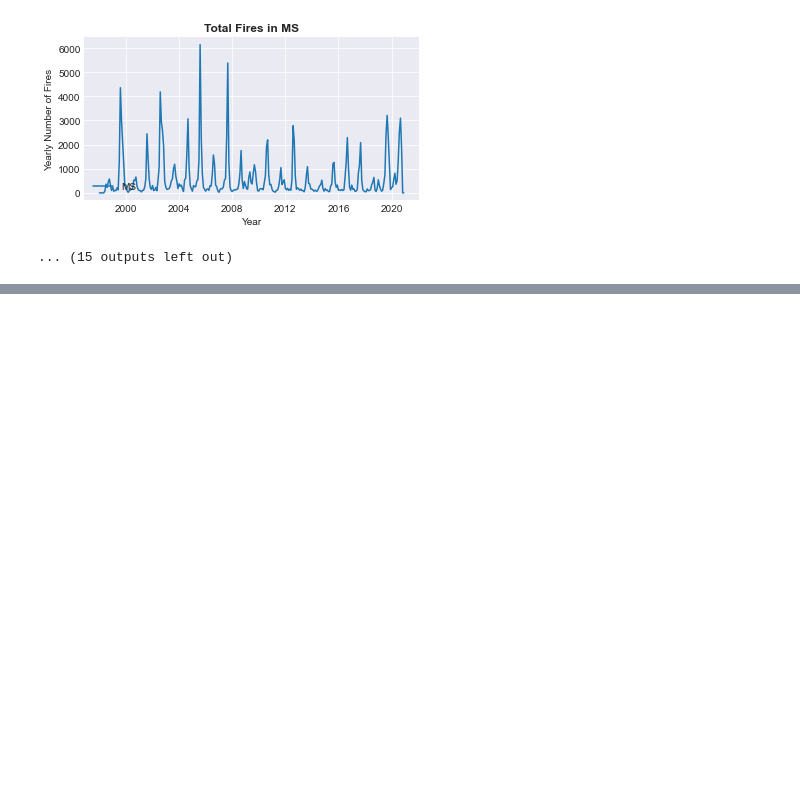
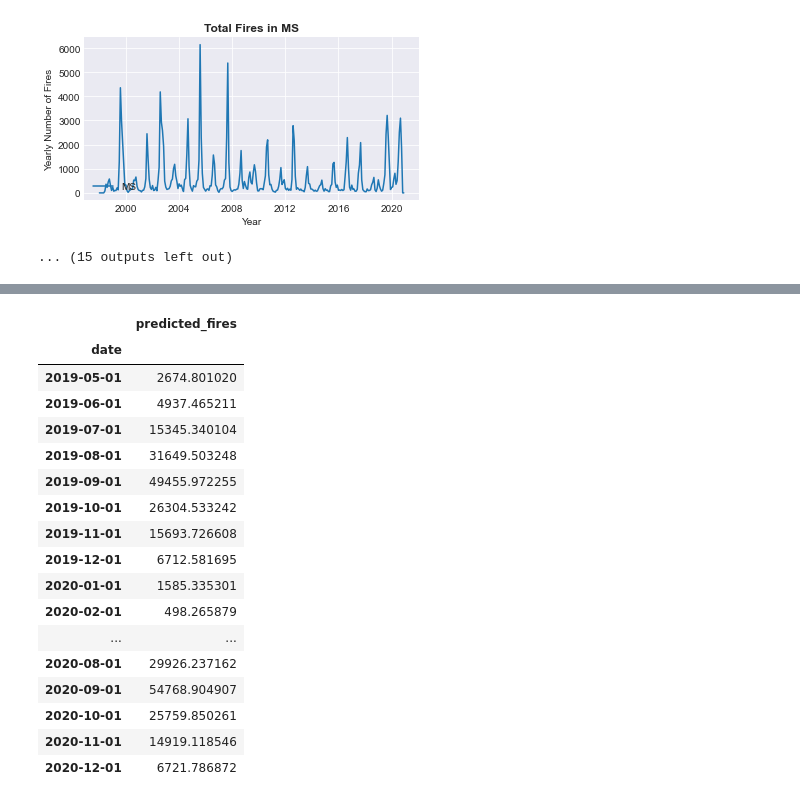
Before and after one commit to LuizFelipeAG/forest_fires_testing, a Jupyter notebook: pandas_plotting_fires.ipynb, the cells around one changed output, grey strips where cells are left out. Cells and saved outputs as stored; diff of their text form; code cells hidden in the pictures; blank space fills up the shorter version.

```diff
--- a/pandas_plotting_fires.ipynb
+++ b/pandas_plotting_fires.ipynb
@@ -157,0 +250,23 @@ for i in estados:
+# %%
+prediction = pd.DataFrame(arima_model.predict(n_periods = 20), index=test.index)
+prediction.columns = ['predicted_fires']
+prediction
+# %% [output]
+|  | predicted_fires |
+| date |  |
+| 2019-05-01 | 2674.801020 |
+| 2019-06-01 | 4937.465211 |
+| 2019-07-01 | 15345.340104 |
+| 2019-08-01 | 31649.503248 |
+| 2019-09-01 | 49455.972255 |
+| 2019-10-01 | 26304.533242 |
+| 2019-11-01 | 15693.726608 |
+| 2019-12-01 | 6712.581695 |
+| 2020-01-01 | 1585.335301 |
+| 2020-02-01 | 498.265879 |
+| ... | ... |
+| 2020-08-01 | 29926.237162 |
+| 2020-09-01 | 54768.904907 |
+| 2020-10-01 | 25759.850261 |
+| 2020-11-01 | 14919.118546 |
+| 2020-12-01 | 6721.786872 |
```
Also changed, not shown: parts of 10 cells of this notebook.
